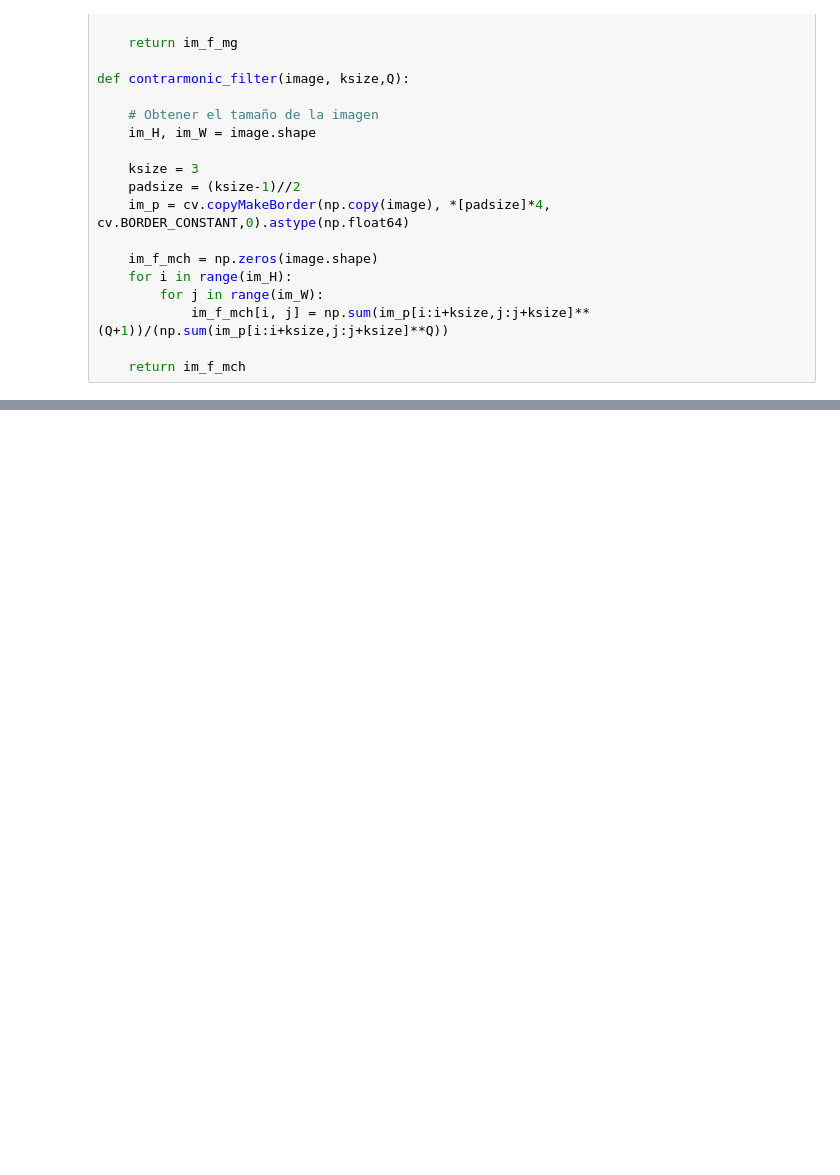
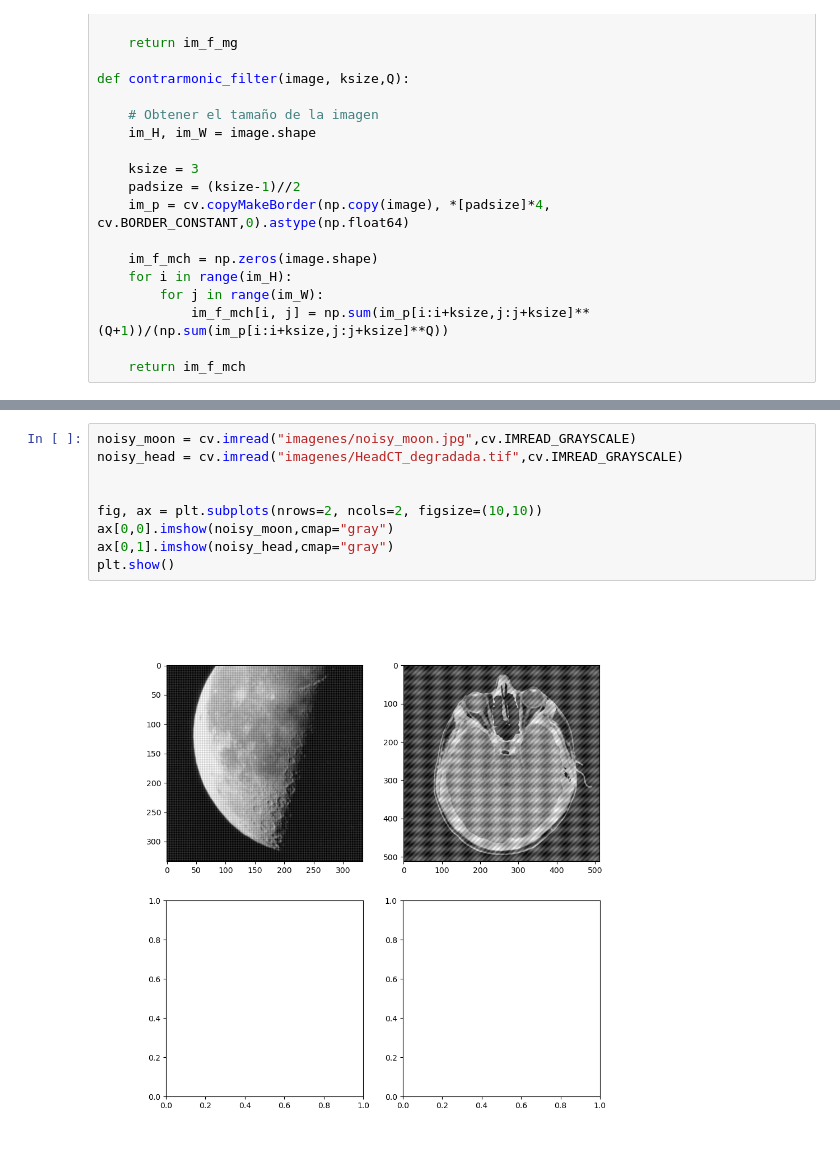
Before and after one commit to IgnacioFucksmann/PDI_2023, a Jupyter notebook: tp_06.ipynb, the cells around one changed output, grey strips where cells are left out. Cells and saved outputs as stored; diff of their text form; blank space fills up the shorter version.

```diff
--- a/tp_06.ipynb
+++ b/tp_06.ipynb
@@ -158,0 +388,11 @@ MSE Filtrada (ContArm) - Limpia:  838.5841534833647
+# %%
+noisy_moon = cv.imread("imagenes/noisy_moon.jpg",cv.IMREAD_GRAYSCALE)
+noisy_head = cv.imread("imagenes/HeadCT_degradada.tif",cv.IMREAD_GRAYSCALE)
+
+
+fig, ax = plt.subplots(nrows=2, ncols=2, figsize=(10,10))
+ax[0,0].imshow(noisy_moon,cmap="gray")
+ax[0,1].imshow(noisy_head,cmap="gray")
+plt.show()
+# %% [output]
+[figure, added]
```
Also changed, not shown: parts of 15 cells of this notebook.
